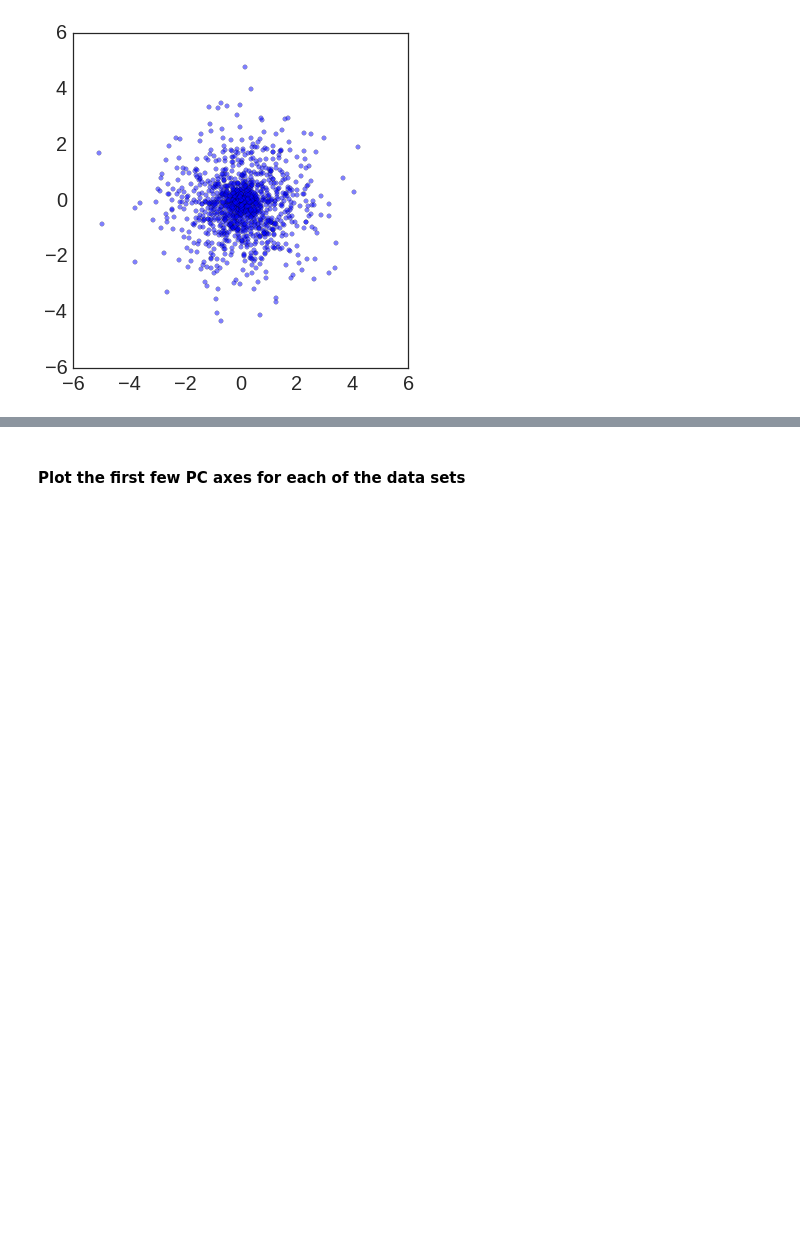
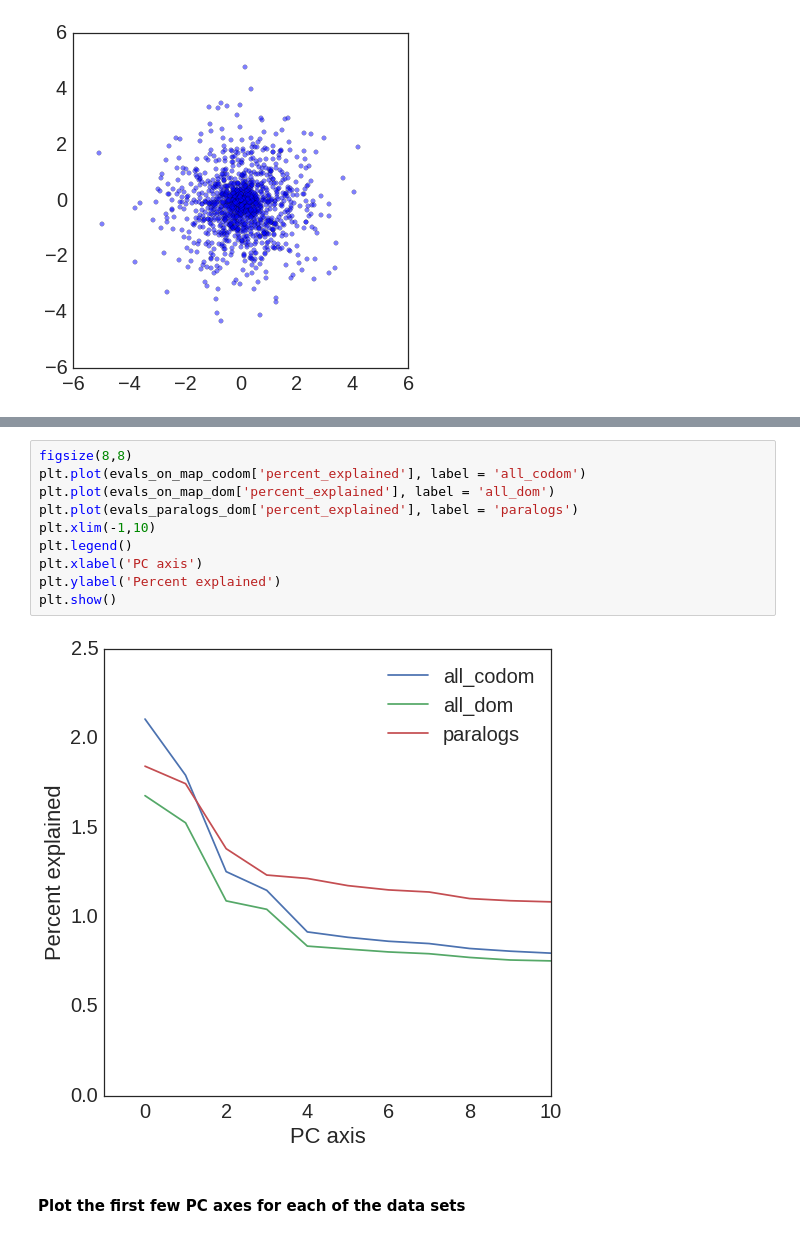
Before and after one commit to rwaples/chum_populations, a Jupyter notebook: run_EIGENSTRAT.ipynb, the cells around one changed output, grey strips where cells are left out. Cells and saved outputs as stored; diff of their text form; blank space fills up the shorter version.

```diff
--- a/run_EIGENSTRAT.ipynb
+++ b/run_EIGENSTRAT.ipynb
@@ -379,3 +402,15 @@ plt.show()
+# %%
+figsize(8,8)
+plt.plot(evals_on_map_codom['percent_explained'], label = 'all_codom')
+plt.plot(evals_on_map_dom['percent_explained'], label = 'all_dom')
+plt.plot(evals_paralogs_dom['percent_explained'], label = 'paralogs')
+plt.xlim(-1,10)
+plt.legend()
+plt.xlabel('PC axis')
+plt.ylabel('Percent explained')
+plt.show()
+# %% [output]
+[figure, added]
 # %% [markdown]
 #### Plot the first few PC axes for each of the data sets
 # %%
```
Also changed, not shown: parts of 11 cells of this notebook, 4 other files.
